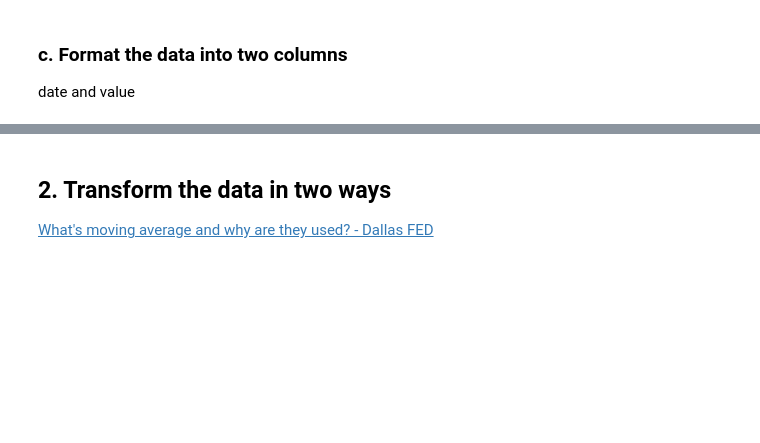
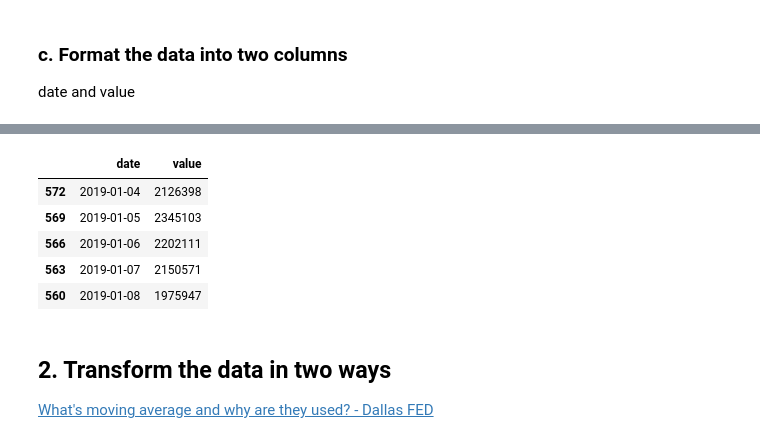
Before and after one commit to katiemarriner/lede-2021-data-module, a Jupyter notebook: answers/05-classwork-data-transformation-tsa.ipynb, the cells around one changed output, grey strips where cells are left out. Saved outputs shown, nothing was run; the diff lists cells and outputs as text; code cells hidden in the pictures; blank space fills up the shorter version.

```diff
--- a/answers/05-classwork-data-transformation-tsa.ipynb
+++ b/answers/05-classwork-data-transformation-tsa.ipynb
@@ -155,6 +155,15 @@ df = df.sort_values('date', ascending=True)
 
 # delete duplicates
 df = df.drop_duplicates(subset=['date'])
+# %%
+df.head()
+# %% [output]
+|  | date | value |
+| 572 | 2019-01-04 | 2126398 |
+| 569 | 2019-01-05 | 2345103 |
+| 566 | 2019-01-06 | 2202111 |
+| 563 | 2019-01-07 | 2150571 |
+| 560 | 2019-01-08 | 1975947 |
 # %% [markdown]
 ## 2. Transform the data in two ways
 [What's moving average and why are they used? - Dallas FED](https://www.dallasfed.org/research/basics/moving.aspx)
```
Also changed, not shown: parts of 8 cells of this notebook.
